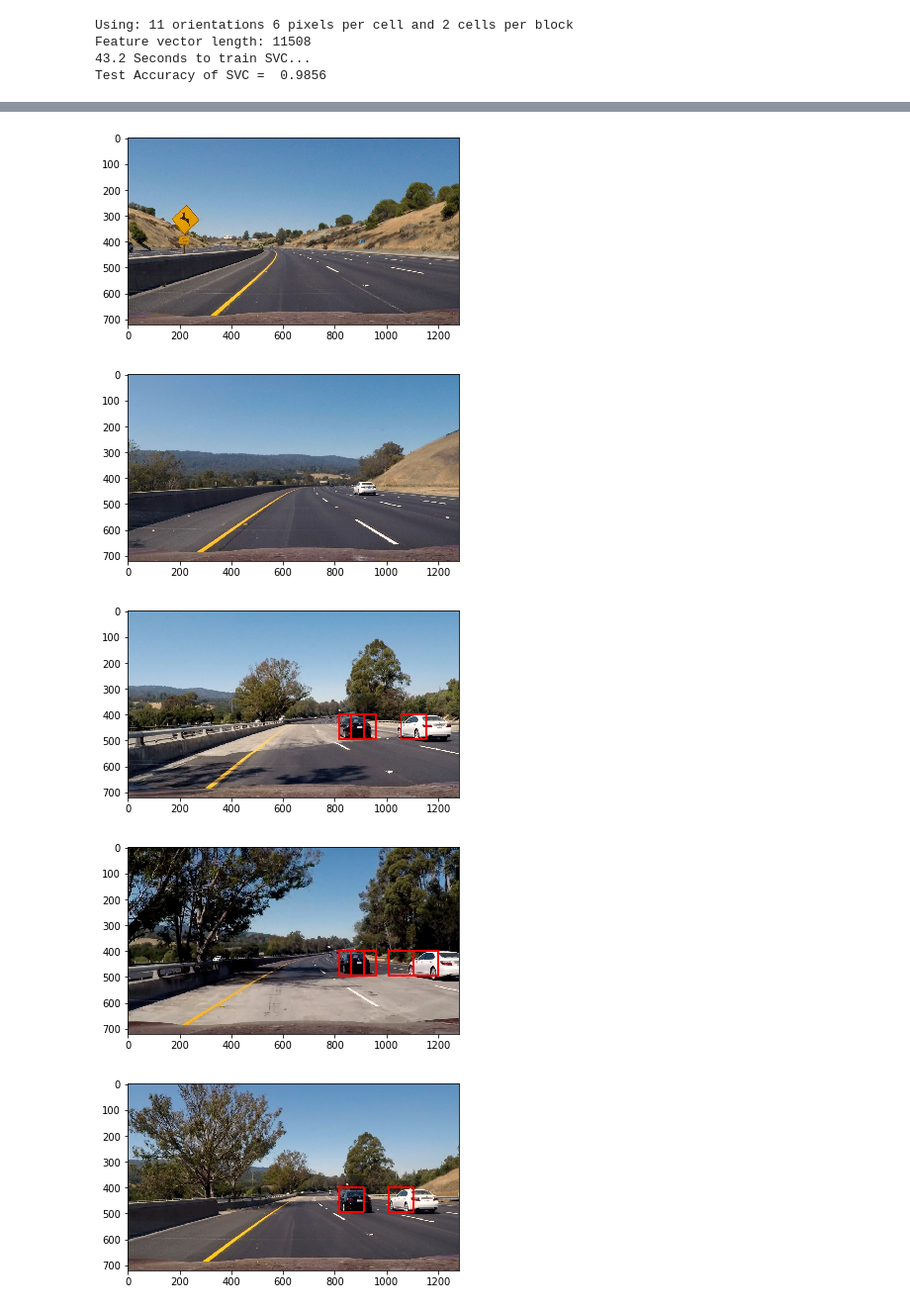
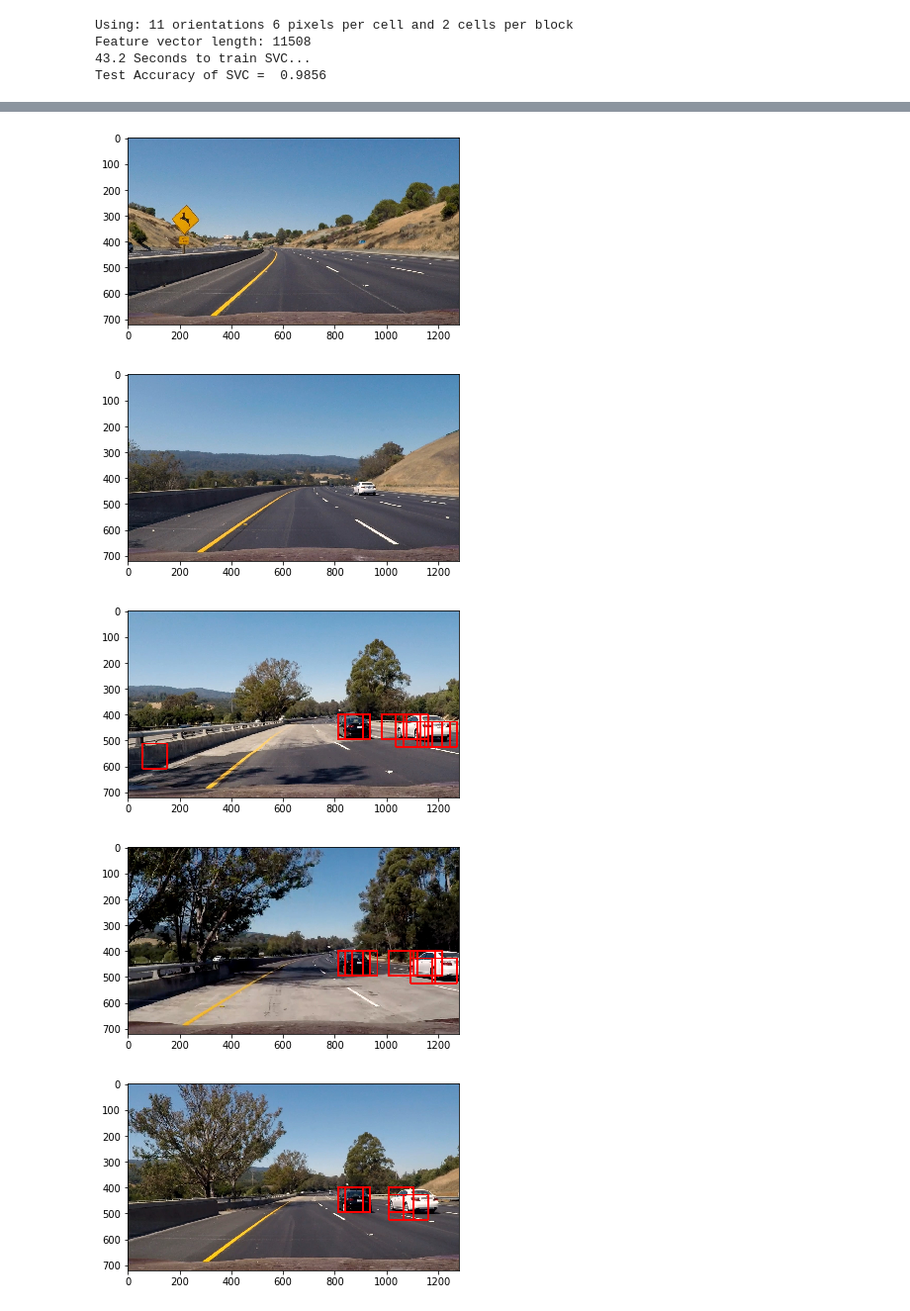
Before and after one commit to tlapinsk/CarND-Vehicle-Detection, a Jupyter notebook: vehicle_detection_pipeline.ipynb, the cells around one changed output, grey strips where cells are left out. Shown at 99% size. Cells and saved outputs as stored; diff of their text form; code cells hidden in the pictures.

```diff
--- a/vehicle_detection_pipeline.ipynb
+++ b/vehicle_detection_pipeline.ipynb
@@ -392,7 +391,7 @@ for image_p in glob.glob('test_images/test*.jpg'):
     image = cv2.imread(image_p)
     draw_image = np.copy(image)
     windows = slide_window(image, x_start_stop=[None, None], y_start_stop=[400, 640],
-                    xy_window=(96, 96), xy_overlap=(0.5, 0.5))
+                    xy_window=(96, 96), xy_overlap=(0.7, 0.7))
     hot_windows = []
     hot_windows += (search_windows(image, windows, svc, X_scaler, color_space=color_space,
                         spatial_size=spatial_size, hist_bins=hist_bins,
@@ -411,5 +410,5 @@ print(round(time.time()-t, 2), 'Seconds to process test images')
 [figure]
 [figure]
-[figure, old version]
+[figure, new version]
-[figure, old version]
+[figure, new version]
-[figure, old version]
+[figure, new version]
```
Also changed, not shown: parts of 3 cells of this notebook.
